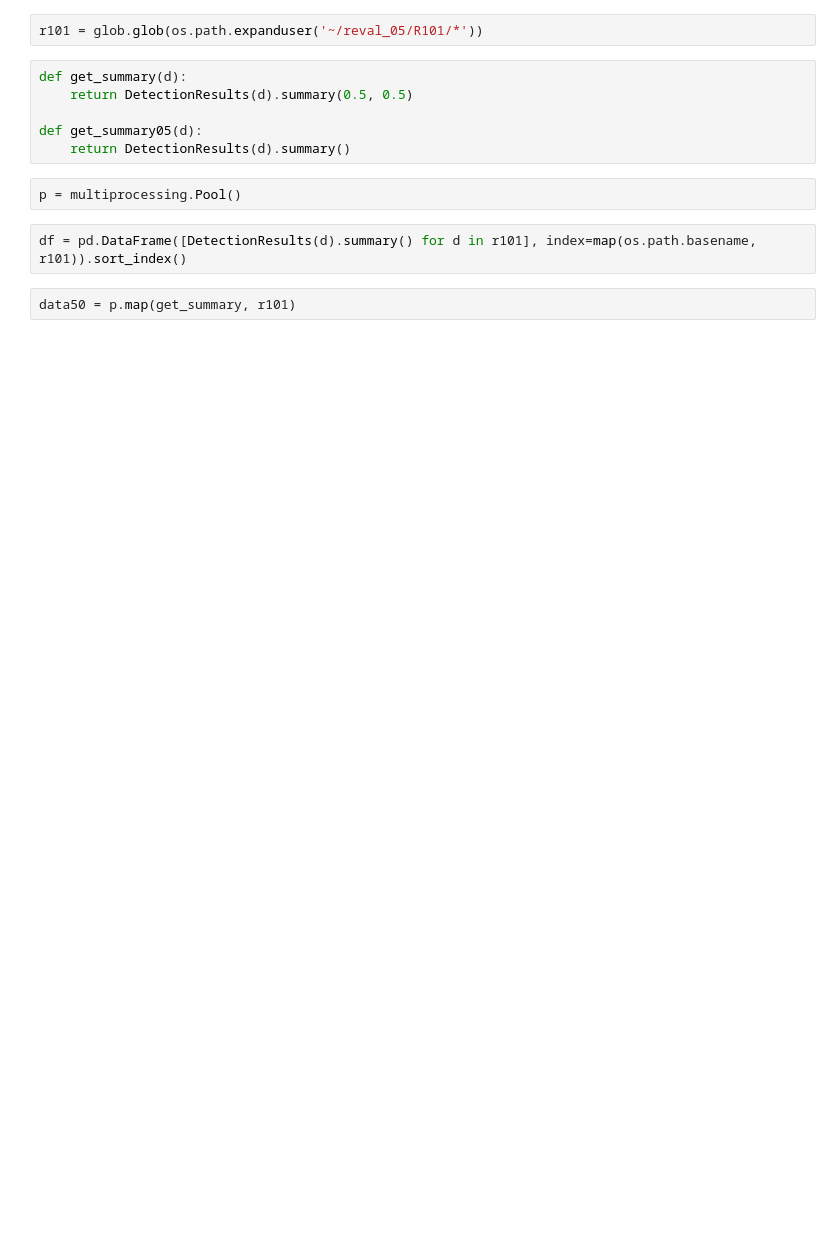
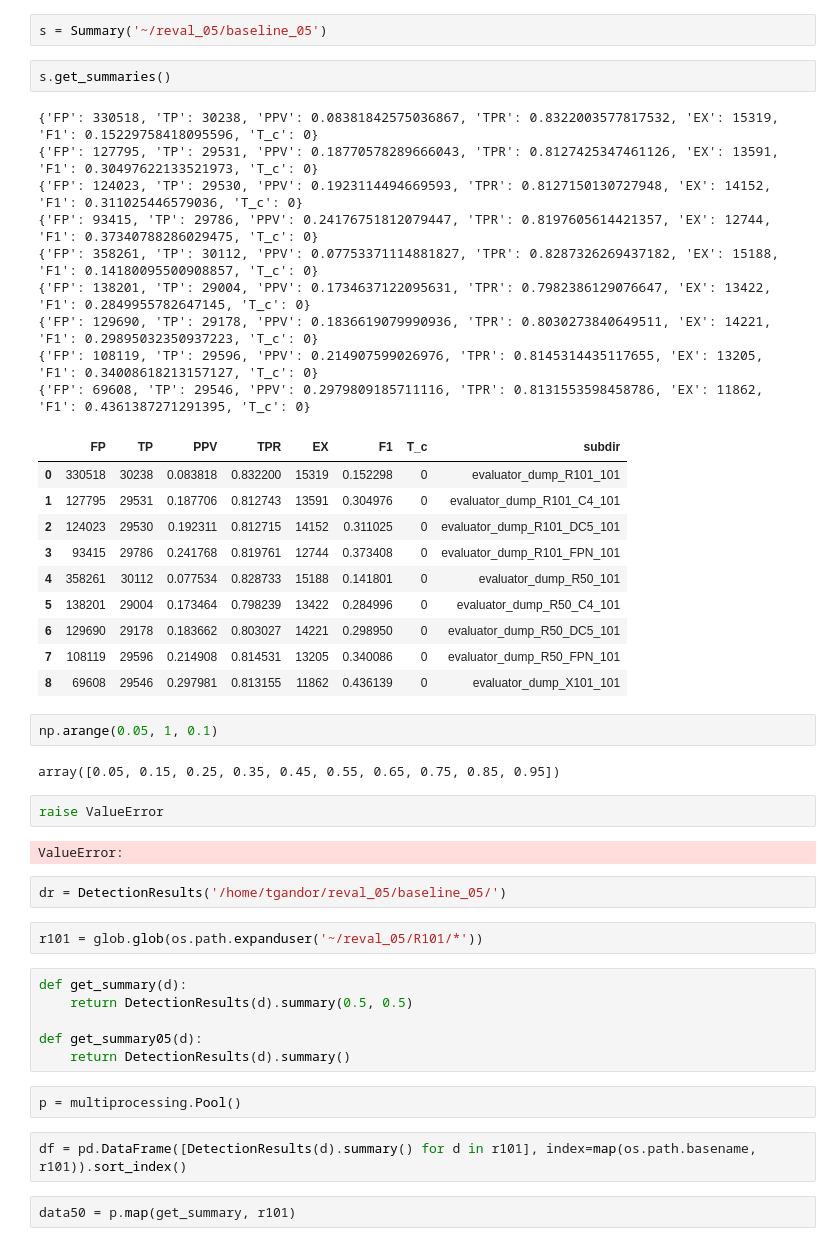
Before and after one commit to tgandor/urban_oculus, a Jupyter notebook: 2021-07-03-metrics-plots.ipynb, the cells around one changed output. Saved outputs shown, nothing was run; the diff lists cells and outputs as text; blank space fills up the shorter version.

```diff
--- a/2021-07-03-metrics-plots.ipynb
+++ b/2021-07-03-metrics-plots.ipynb
@@ -32,3 +45,37 @@ s.subdirs
+# %%
+s = Summary('~/reval_05/baseline_05')
+# %%
+s.get_summaries()
+# %% [output]
+{'FP': 330518, 'TP': 30238, 'PPV': 0.08381842575036867, 'TPR': 0.8322003577817532, 'EX': 15319, 'F1': 0.15229758418095596, 'T_c': 0}
+{'FP': 127795, 'TP': 29531, 'PPV': 0.18770578289666043, 'TPR': 0.8127425347461126, 'EX': 13591, 'F1': 0.30497622133521973, 'T_c': 0}
+{'FP': 124023, 'TP': 29530, 'PPV': 0.1923114494669593, 'TPR': 0.8127150130727948, 'EX': 14152, 'F1': 0.311025446579036, 'T_c': 0}
+{'FP': 93415, 'TP': 29786, 'PPV': 0.24176751812079447, 'TPR': 0.8197605614421357, 'EX': 12744, 'F1': 0.37340788286029475, 'T_c': 0}
+{'FP': 358261, 'TP': 30112, 'PPV': 0.07753371114881827, 'TPR': 0.8287326269437182, 'EX': 15188, 'F1': 0.14180095500908857, 'T_c': 0}
+{'FP': 138201, 'TP': 29004, 'PPV': 0.1734637122095631, 'TPR': 0.7982386129076647, 'EX': 13422, 'F1': 0.2849955782647145, 'T_c': 0}
+{'FP': 129690, 'TP': 29178, 'PPV': 0.1836619079990936, 'TPR': 0.8030273840649511, 'EX': 14221, 'F1': 0.29895032350937223, 'T_c': 0}
+{'FP': 108119, 'TP': 29596, 'PPV': 0.214907599026976, 'TPR': 0.8145314435117655, 'EX': 13205, 'F1': 0.34008618213157127, 'T_c': 0}
+{'FP': 69608, 'TP': 29546, 'PPV': 0.2979809185711116, 'TPR': 0.8131553598458786, 'EX': 11862, 'F1': 0.4361387271291395, 'T_c': 0}
+|  | FP | TP | PPV | TPR | EX | F1 | T_c | subdir |
+| 0 | 330518 | 30238 | 0.083818 | 0.832200 | 15319 | 0.152298 | 0 | evaluator_dump_R101_101 |
+| 1 | 127795 | 29531 | 0.187706 | 0.812743 | 13591 | 0.304976 | 0 | evaluator_dump_R101_C4_101 |
+| 2 | 124023 | 29530 | 0.192311 | 0.812715 | 14152 | 0.311025 | 0 | evaluator_dump_R101_DC5_101 |
+| 3 | 93415 | 29786 | 0.241768 | 0.819761 | 12744 | 0.373408 | 0 | evaluator_dump_R101_FPN_101 |
+| 4 | 358261 | 30112 | 0.077534 | 0.828733 | 15188 | 0.141801 | 0 | evaluator_dump_R50_101 |
+| 5 | 138201 | 29004 | 0.173464 | 0.798239 | 13422 | 0.284996 | 0 | evaluator_dump_R50_C4_101 |
+| 6 | 129690 | 29178 | 0.183662 | 0.803027 | 14221 | 0.298950 | 0 | evaluator_dump_R50_DC5_101 |
+| 7 | 108119 | 29596 | 0.214908 | 0.814531 | 13205 | 0.340086 | 0 | evaluator_dump_R50_FPN_101 |
+| 8 | 69608 | 29546 | 0.297981 | 0.813155 | 11862 | 0.436139 | 0 | evaluator_dump_X101_101 |
+# %%
+np.arange(0.05, 1, 0.1)
+# %% [output]
+array([0.05, 0.15, 0.25, 0.35, 0.45, 0.55, 0.65, 0.75, 0.85, 0.95])
+# %%
+raise ValueError
+# %% [output]
+ValueError:
+# %%
+dr = DetectionResults('/home/tgandor/reval_05/baseline_05/')
 # %%
 r101 = glob.glob(os.path.expanduser('~/reval_05/R101/*'))
 # %%
```
Also changed, not shown: parts of 11 cells of this notebook, 2 other files.
